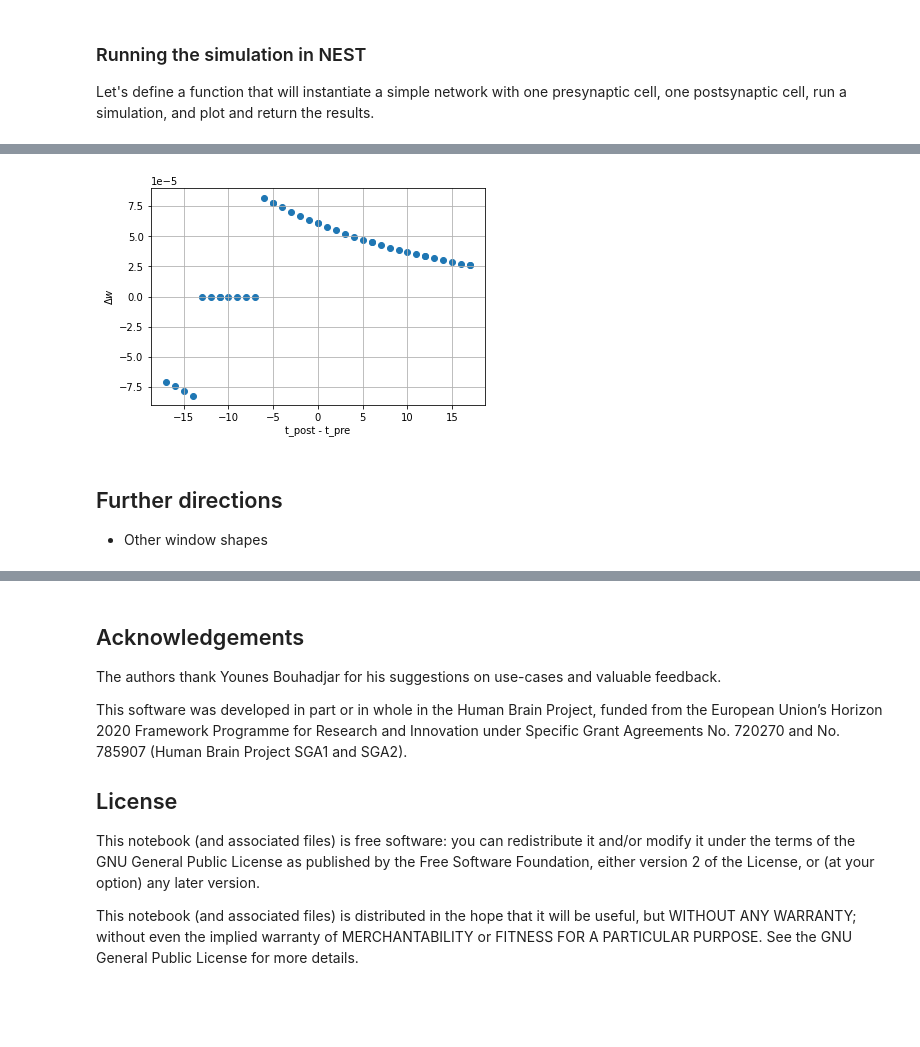
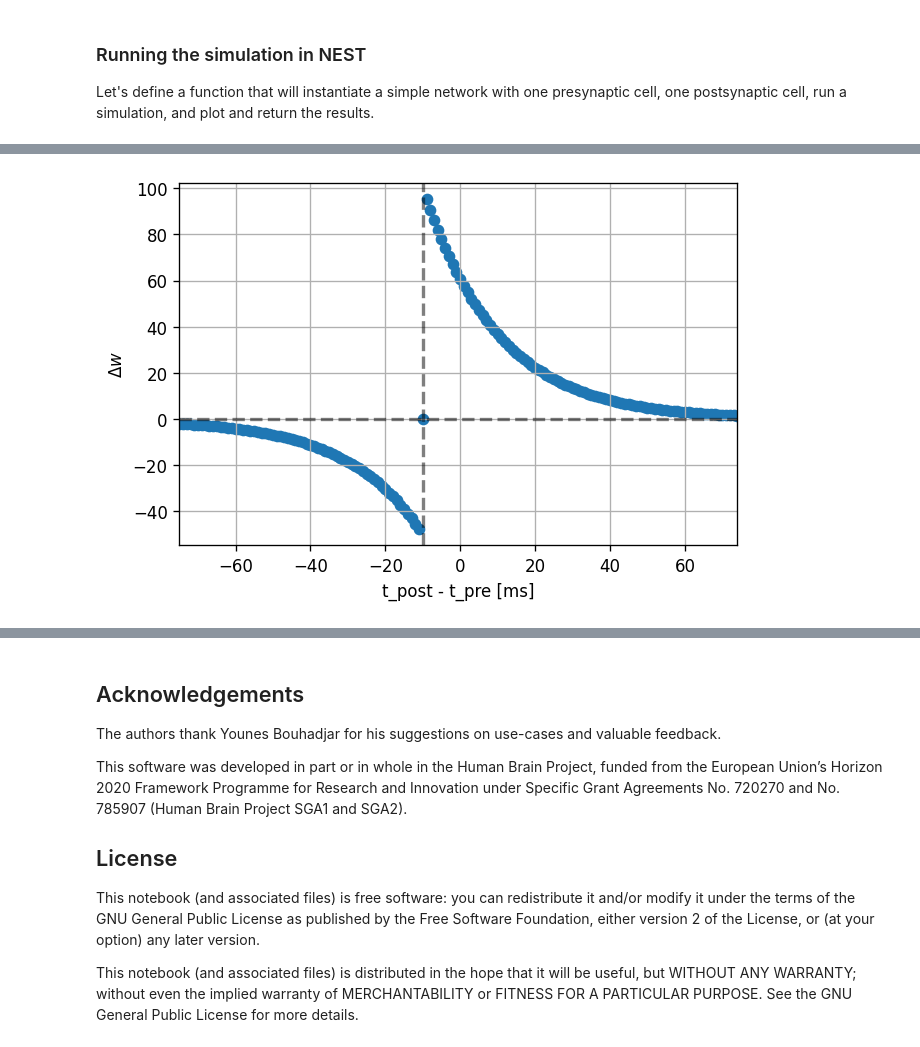
Before and after one commit to clinssen/OCNS-2024-NEST-workshop, a Jupyter notebook: materials/nestml/stdp_windows.ipynb, the cells around one changed output, grey strips where cells are left out. Cells and saved outputs as stored; diff of their text form; code cells hidden in the pictures; blank space fills up the shorter version.

Commit message:
update STDP windows tutorial

```diff
--- a/materials/nestml/stdp_windows.ipynb
+++ b/materials/nestml/stdp_windows.ipynb
@@ -580,20 +425,45 @@ Returning (17.0, 2.59240260644944e-05)
-# %%
-
-
-fig, ax = plt.subplots()
-ax.scatter(dt_vec, dw_vec)
-ax.set_xlabel(r"t_post - t_pre")
-ax.set_ylabel(r"$\Delta w$")
-
-for _ax in [ax]:
-    _ax.grid(which="major", axis="both")
-    _ax.grid(which="minor", axis="x", linestyle=":", alpha=.4)
-    #_ax.minorticks_on()
-    #_ax.set_xlim(0., sim_time)
-# %% [output]
-[figure, removed]
-# %% [markdown]
-Further directions
-----------
-
-* Other window shapes
+# %%
+def stdp_window(neuron_model_name, synapse_model_name, synapse_parameters=None):
+    sim_time = 1000.  # [ms]
+    pre_spike_time = 100. #100. #sim_time / 2  # [ms]
+    delay = 10. # dendritic delay [ms]
+
+    dt_vec = []
+    dw_vec = []
+    for post_spike_time in np.arange(25, 175).astype(float):
+        dt, dw = run_network(pre_spike_time, post_spike_time,
+                          neuron_model_name,
+                          synapse_model_name,
+                          resolution=1., # [ms]
+                          delay=delay, # [ms]
+                          synapse_parameters=synapse_parameters,
+                          sim_time=sim_time)
+        dt_vec.append(dt)
+        dw_vec.append(dw)
+
+    return dt_vec, dw_vec, delay
+def plot_stdp_window(dt_vec, dw_vec, delay):
+    fig, ax = plt.subplots(dpi=120)
+    ax.scatter(dt_vec, dw_vec)
+    ax.set_xlabel(r"t_post - t_pre [ms]")
+    ax.set_ylabel(r"$\Delta w$")
+
+    for _ax in [ax]:
+        _ax.grid(which="major", axis="both")
+        _ax.grid(which="minor", axis="x", linestyle=":", alpha=.4)
+        _ax.set_xlim(np.amin(dt_vec), np.amax(dt_vec))
+        #_ax.minorticks_on()
+        #_ax.set_xlim(0., sim_time)
+
+    ylim = ax.get_ylim()
+    ax.plot((np.amin(dt_vec), np.amax(dt_vec)), (0, 0), linestyle="--", color="black", linewidth=2, alpha=.5)
+    ax.plot((-delay, -delay), ylim, linestyle="--", color="black", linewidth=2, alpha=.5)
+    ax.set_ylim(ylim)
+# %%
+dt_vec, dw_vec, delay = stdp_window(neuron_model_name="iaf_psc_delta_nestml__with_stdp_nestml",
+                                    synapse_model_name="stdp_nestml__with_iaf_psc_delta_nestml",
+                                    synapse_parameters={"alpha": .5})
+
+plot_stdp_window(dt_vec, dw_vec, delay)
+# %% [output]
+[figure, added]
```
Also changed, not shown: parts of 17 cells of this notebook.
